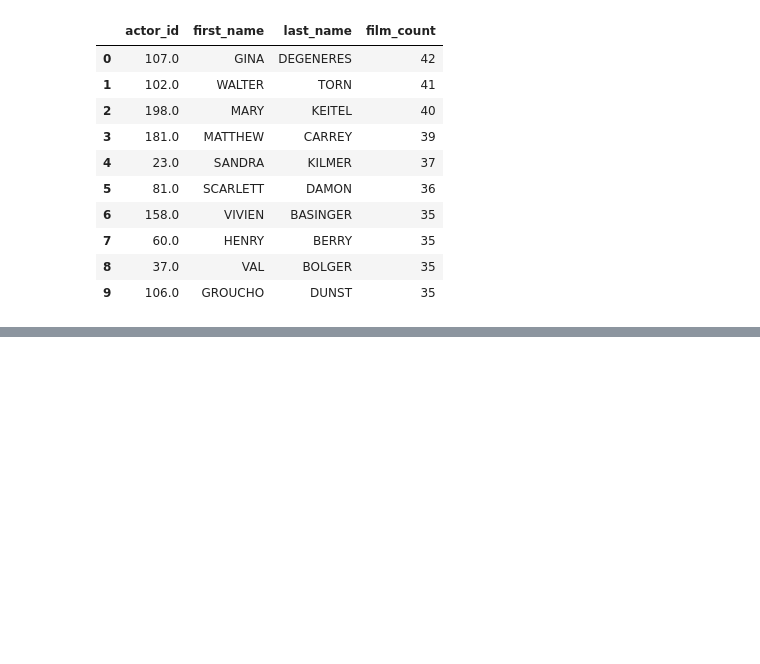
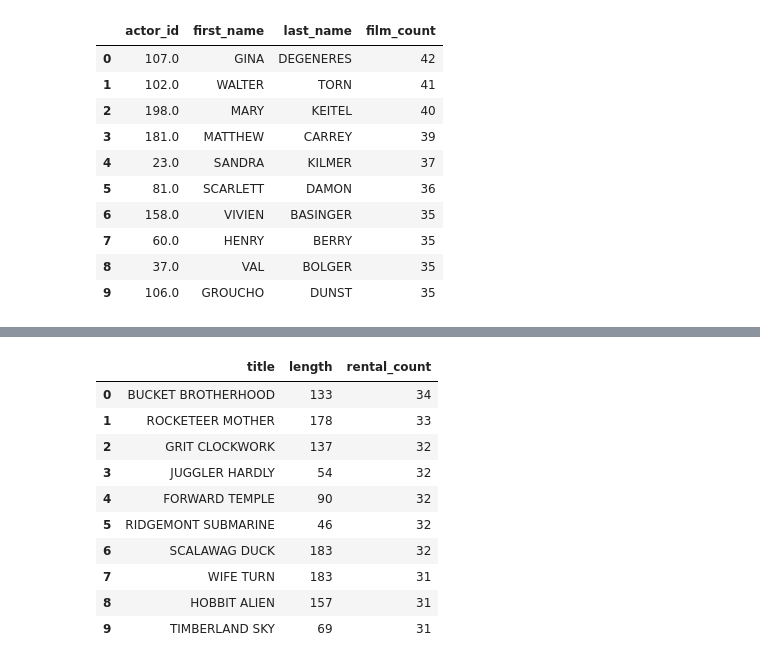
Before and after one commit to BigLurch/duckdb_sakila_handler, a Jupyter notebook: notebooks/eda_sakila.ipynb, the cells around one changed output, grey strips where cells are left out. Saved outputs shown, nothing was run; the diff lists cells and outputs as text; code cells hidden in the pictures; blank space fills up the shorter version.

```diff
--- a/notebooks/eda_sakila.ipynb
+++ b/notebooks/eda_sakila.ipynb
@@ -226,0 +349,27 @@ df_top_actors
+# %%
+query_f3 = """
+SELECT
+    f.title,
+    f.length,
+    COUNT(r.rental_id) AS rental_count
+FROM film AS f
+JOIN inventory AS i ON i.film_id = f.film_id
+JOIN rental AS r ON r.inventory_id = i.inventory_id
+GROUP BY f.film_id, f.title, f.length
+ORDER BY rental_count DESC;
+"""
+
+df_length_vs_rentals = con.sql(query_f3).df()
+df_length_vs_rentals.head(10)
+# %% [output]
+|  | title | length | rental_count |
+| 0 | BUCKET BROTHERHOOD | 133 | 34 |
+| 1 | ROCKETEER MOTHER | 178 | 33 |
+| 2 | GRIT CLOCKWORK | 137 | 32 |
+| 3 | JUGGLER HARDLY | 54 | 32 |
+| 4 | FORWARD TEMPLE | 90 | 32 |
+| 5 | RIDGEMONT SUBMARINE | 46 | 32 |
+| 6 | SCALAWAG DUCK | 183 | 32 |
+| 7 | WIFE TURN | 183 | 31 |
+| 8 | HOBBIT ALIEN | 157 | 31 |
+| 9 | TIMBERLAND SKY | 69 | 31 |
```
Also changed, not shown: parts of 9 cells of this notebook.
